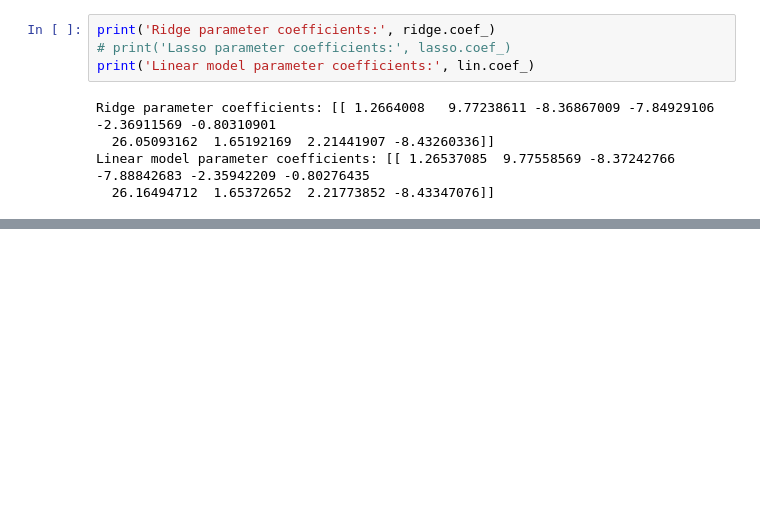
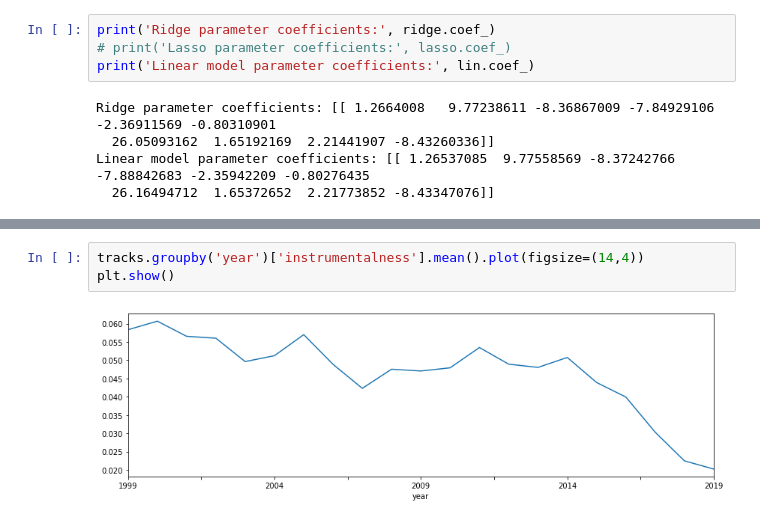
Before and after one commit to fsarraf/Mod4_Project, a Jupyter notebook: Mahima's working notebook.ipynb, the cells around one changed output, grey strips where cells are left out. Drawn from its saved outputs; the diff is of its cells as text; blank space fills up the shorter version.

```diff
--- a/Mahima's working notebook.ipynb
+++ b/Mahima's working notebook.ipynb
@@ -441,0 +528,5 @@ plt.show()
+# %%
+tracks.groupby('year')['instrumentalness'].mean().plot(figsize=(14,4))
+plt.show()
+# %% [output]
+[figure, added]
```
Also changed, not shown: parts of 32 cells of this notebook.
